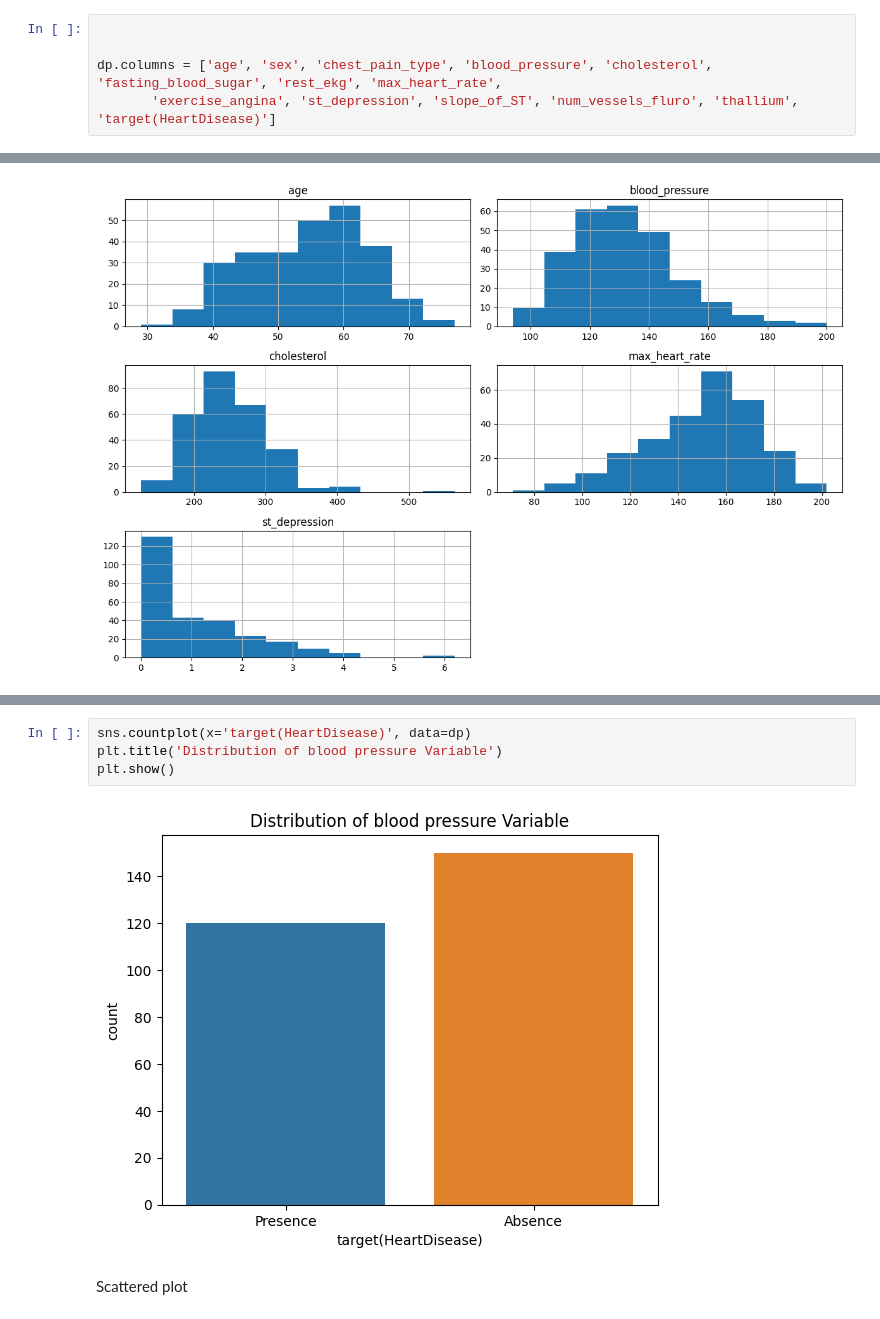
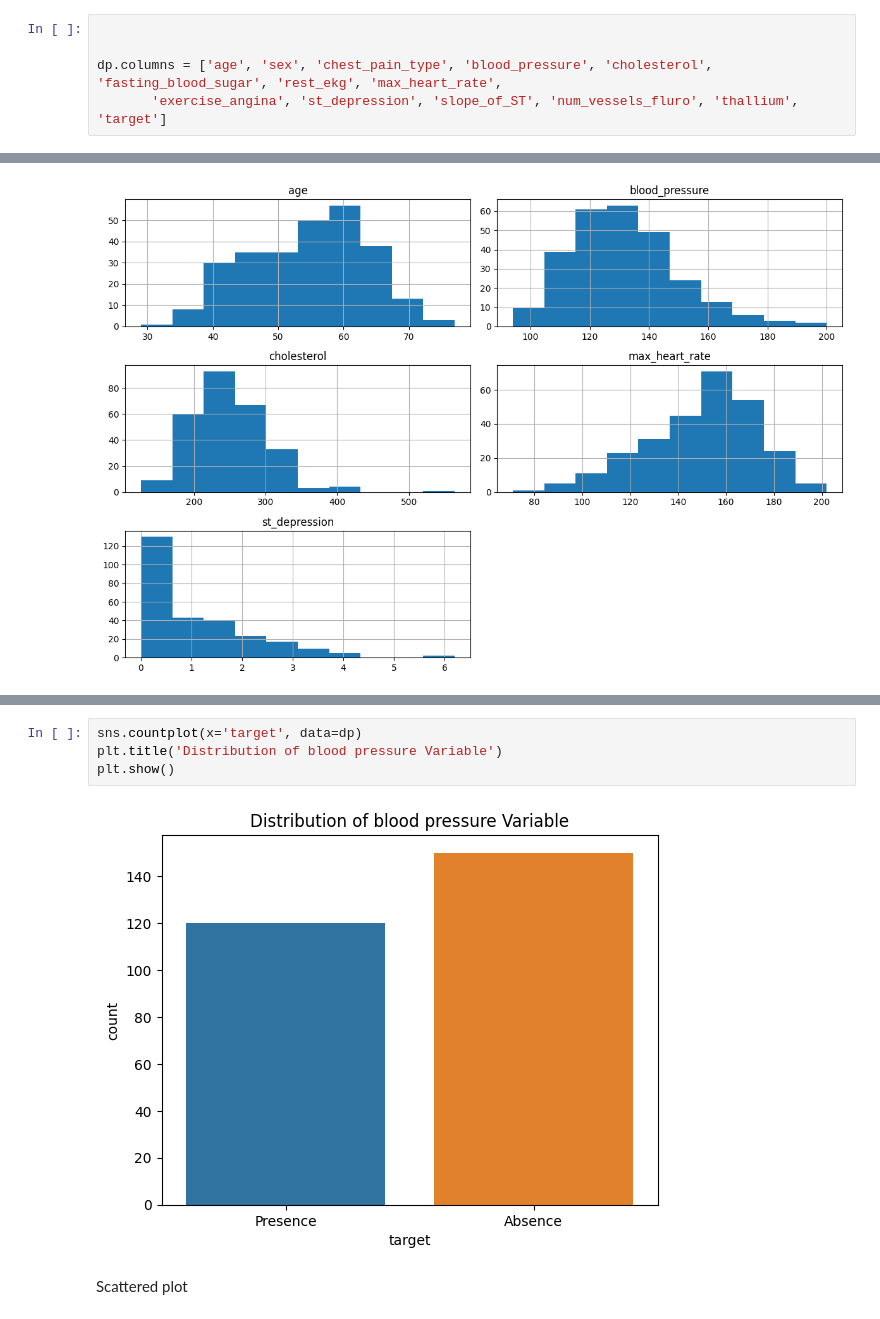
Before and after one commit to Codefedy/Heart-Disease-Predictive-Model, a Jupyter notebook: EDA.ipynb, the cells around one changed output, grey strips where cells are left out. Saved outputs shown, nothing was run; the diff lists cells and outputs as text.

```diff
--- a/EDA.ipynb
+++ b/EDA.ipynb
@@ -41,7 +43,7 @@ dp = dp.drop(dp.columns[0], axis=1)
 
 
 dp.columns = ['age', 'sex', 'chest_pain_type', 'blood_pressure', 'cholesterol', 'fasting_blood_sugar', 'rest_ekg', 'max_heart_rate',
-       'exercise_angina', 'st_depression', 'slope_of_ST', 'num_vessels_fluro', 'thallium', 'target(HeartDisease)']
+       'exercise_angina', 'st_depression', 'slope_of_ST', 'num_vessels_fluro', 'thallium', 'target']
 # %%
 dp['chest_pain_type'][dp['chest_pain_type'] == 1] = 'typical angina'
 dp['chest_pain_type'][dp['chest_pain_type'] == 2] = 'atypical angina'
@@ -215,11 +215,11 @@ for col in numerical_cols:
 [figure]
 [figure]
 # %%
-sns.countplot(x='target(HeartDisease)', data=dp)
+sns.countplot(x='target', data=dp)
 plt.title('Distribution of blood pressure Variable')
 plt.show()
 # %% [output]
-[figure, old version]
+[figure, new version]
 # %% [markdown]
 Scattered plot
 # %%
```
Also changed, not shown: parts of 17 cells of this notebook.
